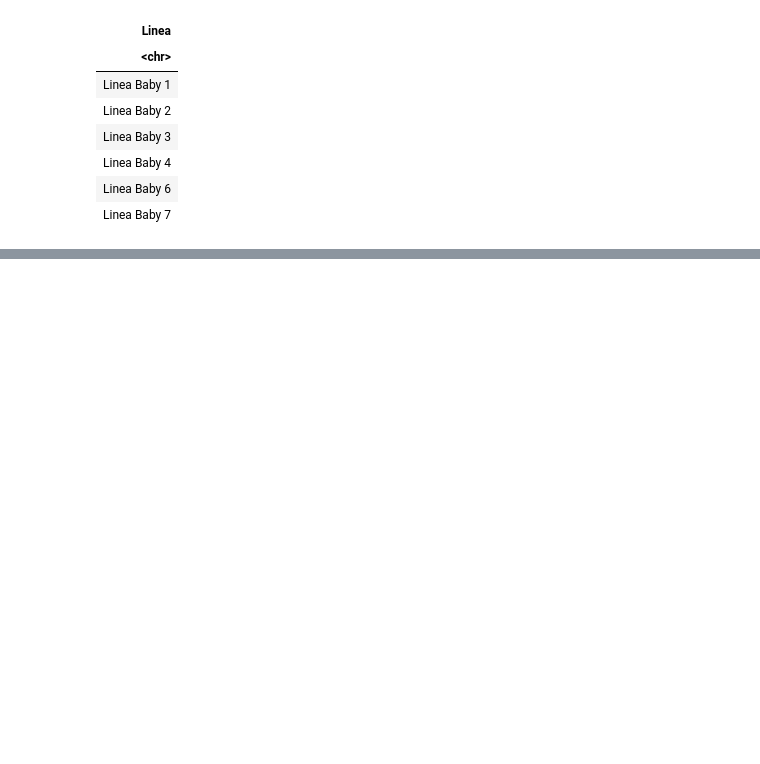
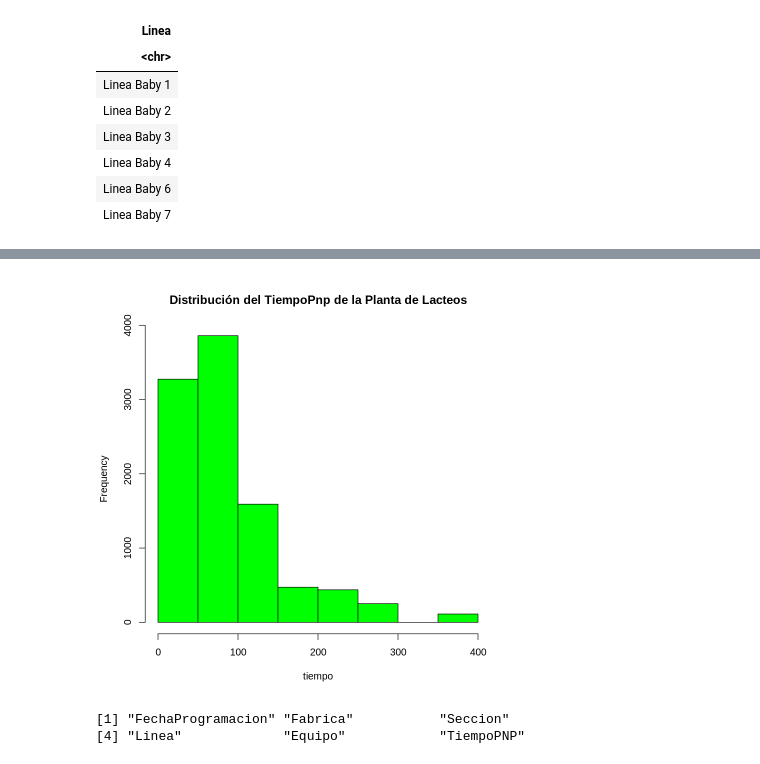
Before and after one commit to lismarcarolinacamacho/R-Y-SQL, a Jupyter notebook: Copia_de_kernel_de_R_+SQL.ipynb, the cells around one changed output, grey strips where cells are left out. Cells and saved outputs as stored; diff of their text form; code cells hidden in the pictures; blank space fills up the shorter version.

```diff
--- a/Copia_de_kernel_de_R_+SQL.ipynb
+++ b/Copia_de_kernel_de_R_+SQL.ipynb
@@ -137,0 +126,2 @@ A data.frame: 6 × 1
+# %%
+tiempo = dataset$TiempoPNP
@@ -137,0 +133,12 @@ A data.frame: 6 × 1
+# %%
+#histogramaq
+
+# break= para tener la misma cantidad de intervalos ( se pone aleatorio)
+hist(tiempo, col=('green'), main= 'Distribución del TiempoPnp de la Planta de Lacteos', breaks=10)
+# %% [output]
+[figure, added]
+# %%
+colnames(dataset)
+# %% [output]
+[1] "FechaProgramacion" "Fabrica"           "Seccion"
+[4] "Linea"             "Equipo"            "TiempoPNP"
```
Also changed, not shown: parts of 3 cells of this notebook.
